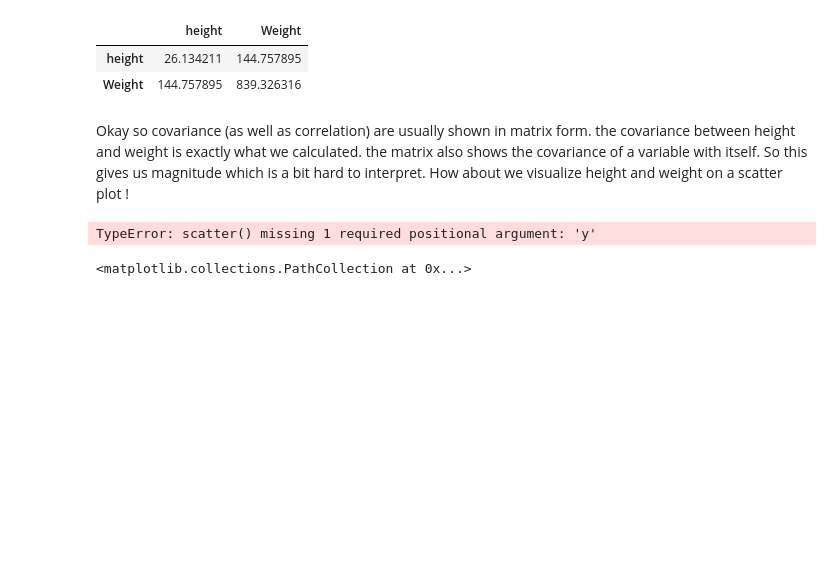
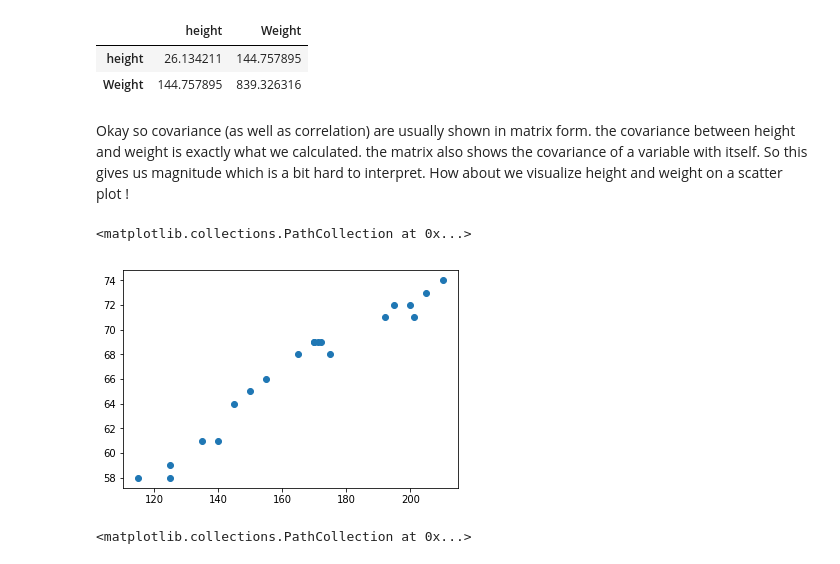
Before and after one commit to Laura-ShummonMaass/dsc-0-10-04-cov-corr-lab-seattle-ds-career-040119, a Jupyter notebook: index.ipynb, the cells around one changed output. Saved outputs shown, nothing was run; the diff lists cells and outputs as text; code cells hidden in the pictures; blank space fills up the shorter version.

```diff
--- a/index.ipynb
+++ b/index.ipynb
@@ -194,9 +194,11 @@ Okay so covariance (as well as correlation) are usually shown in matrix form. th
 # %%
 # Plot a scatter graph between height and weight to visually inspect the relationship
 x = hw_df['Weight']
-plt.scatter(x, )
+y = hw_df['height']
+plt.scatter(x, y)
 # %% [output]
-TypeError: scatter() missing 1 required positional argument: 'y'
+<matplotlib.collections.PathCollection at 0x...>
+[figure, added]
 # %%
 # %% [output]
 <matplotlib.collections.PathCollection at 0x...>
```
